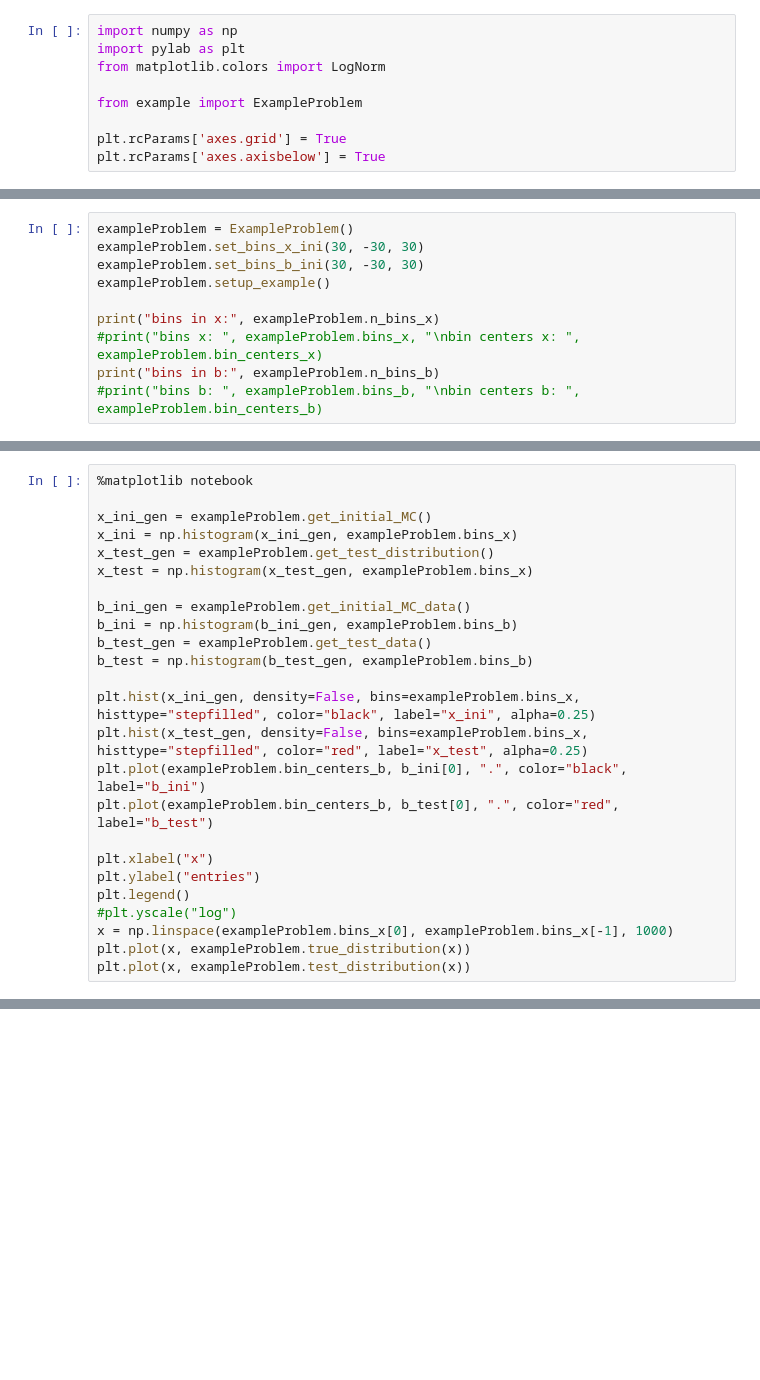
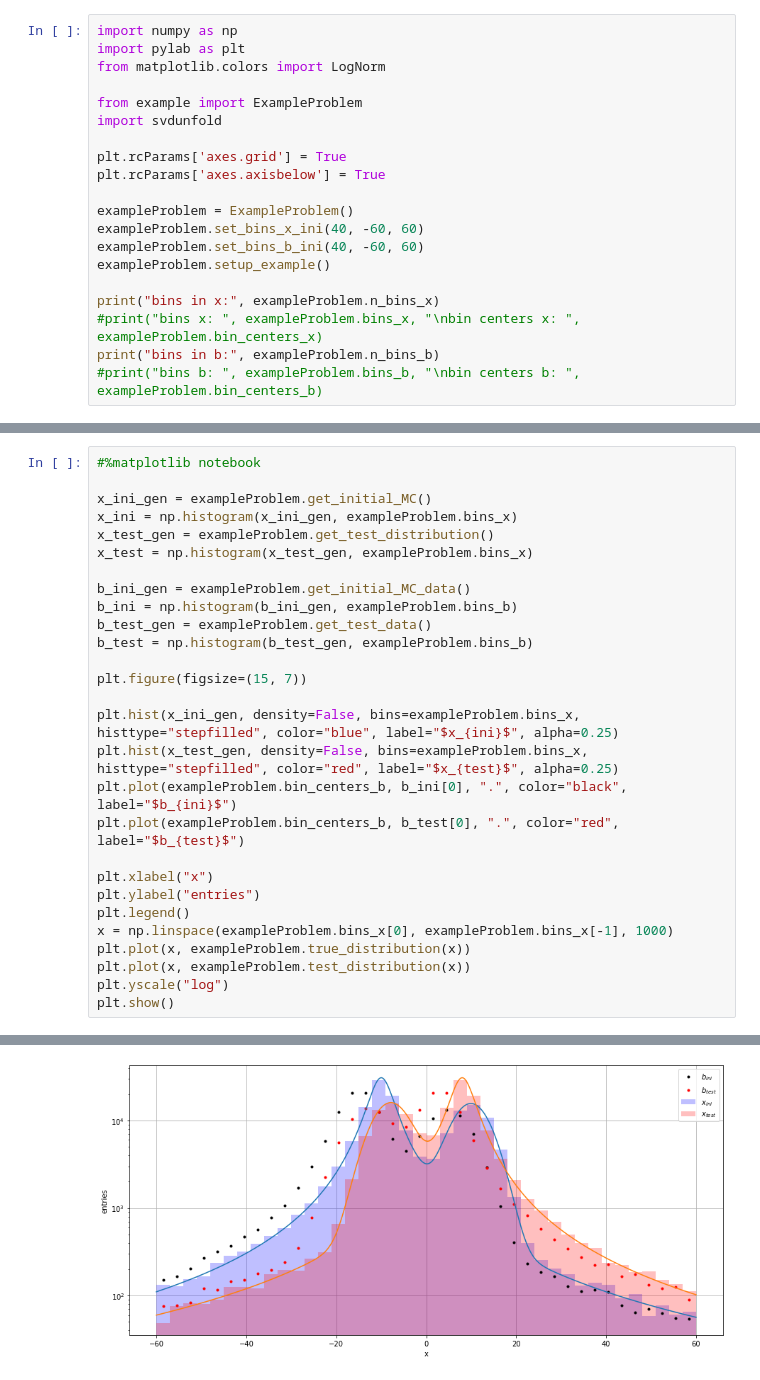
Before and after one commit to dim02/svdUnfold, a Jupyter notebook: svdUnfold.ipynb, the cells around one changed output, grey strips where cells are left out. Cells and saved outputs as stored; diff of their text form; blank space fills up the shorter version.

Commit message:
Modify example

```diff
--- a/svdUnfold.ipynb
+++ b/svdUnfold.ipynb
@@ -4,6 +4,17 @@ import pylab as plt
 from matplotlib.colors import LogNorm
 
 from example import ExampleProblem
+import svdunfold
 
 plt.rcParams['axes.grid'] = True
 plt.rcParams['axes.axisbelow'] = True
+
+exampleProblem = ExampleProblem()
+exampleProblem.set_bins_x_ini(40, -60, 60)
+exampleProblem.set_bins_b_ini(40, -60, 60)
+exampleProblem.setup_example()
+
+print("bins in x:", exampleProblem.n_bins_x)
+#print("bins x: ", exampleProblem.bins_x, "\nbin centers x: ", exampleProblem.bin_centers_x)
+print("bins in b:", exampleProblem.n_bins_b)
+#print("bins b: ", exampleProblem.bins_b, "\nbin centers b: ", exampleProblem.bin_centers_b)
@@ -10,10 +23,0 @@ plt.rcParams['axes.axisbelow'] = True
-# %%
-exampleProblem = ExampleProblem()
-exampleProblem.set_bins_x_ini(30, -30, 30)
-exampleProblem.set_bins_b_ini(30, -30, 30)
-exampleProblem.setup_example()
-
-print("bins in x:", exampleProblem.n_bins_x)
-#print("bins x: ", exampleProblem.bins_x, "\nbin centers x: ", exampleProblem.bin_centers_x)
-print("bins in b:", exampleProblem.n_bins_b)
-#print("bins b: ", exampleProblem.bins_b, "\nbin centers b: ", exampleProblem.bin_centers_b)
@@ -23,5 +24,5 @@ bins in b: 30
 # %%
-%matplotlib notebook
+#%matplotlib notebook
 
 x_ini_gen = exampleProblem.get_initial_MC()
 x_ini = np.histogram(x_ini_gen, exampleProblem.bins_x)
@@ -33,16 +34,19 @@ b_ini = np.histogram(b_ini_gen, exampleProblem.bins_b)
 b_test_gen = exampleProblem.get_test_data()
 b_test = np.histogram(b_test_gen, exampleProblem.bins_b)
 
-plt.hist(x_ini_gen, density=False, bins=exampleProblem.bins_x, histtype="stepfilled", color="black", label="x_ini", alpha=0.25)
-plt.hist(x_test_gen, density=False, bins=exampleProblem.bins_x, histtype="stepfilled", color="red", label="x_test", alpha=0.25)
-plt.plot(exampleProblem.bin_centers_b, b_ini[0], ".", color="black", label="b_ini")
-plt.plot(exampleProblem.bin_centers_b, b_test[0], ".", color="red", label="b_test")
+plt.figure(figsize=(15, 7))
+
+plt.hist(x_ini_gen, density=False, bins=exampleProblem.bins_x, histtype="stepfilled", color="blue", label="$x_{ini}$", alpha=0.25)
+plt.hist(x_test_gen, density=False, bins=exampleProblem.bins_x, histtype="stepfilled", color="red", label="$x_{test}$", alpha=0.25)
+plt.plot(exampleProblem.bin_centers_b, b_ini[0], ".", color="black", label="$b_{ini}$")
+plt.plot(exampleProblem.bin_centers_b, b_test[0], ".", color="red", label="$b_{test}$")
 
 plt.xlabel("x")
 plt.ylabel("entries")
 plt.legend()
-#plt.yscale("log")
 x = np.linspace(exampleProblem.bins_x[0], exampleProblem.bins_x[-1], 1000)
 plt.plot(x, exampleProblem.true_distribution(x))
 plt.plot(x, exampleProblem.test_distribution(x))
+plt.yscale("log")
+plt.show()
 # %% [output]
@@ -54 +55,2 @@ plt.plot(x, exampleProblem.test_distribution(x))
+[figure, added]
 # %%
```
Also changed, not shown: parts of 9 cells of this notebook, 1 other file.
